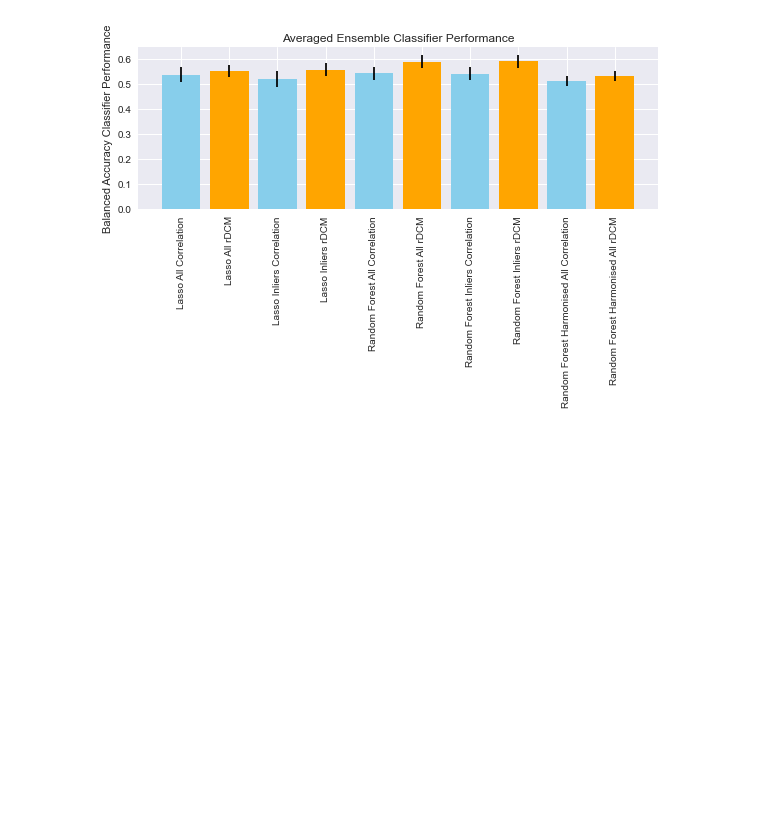
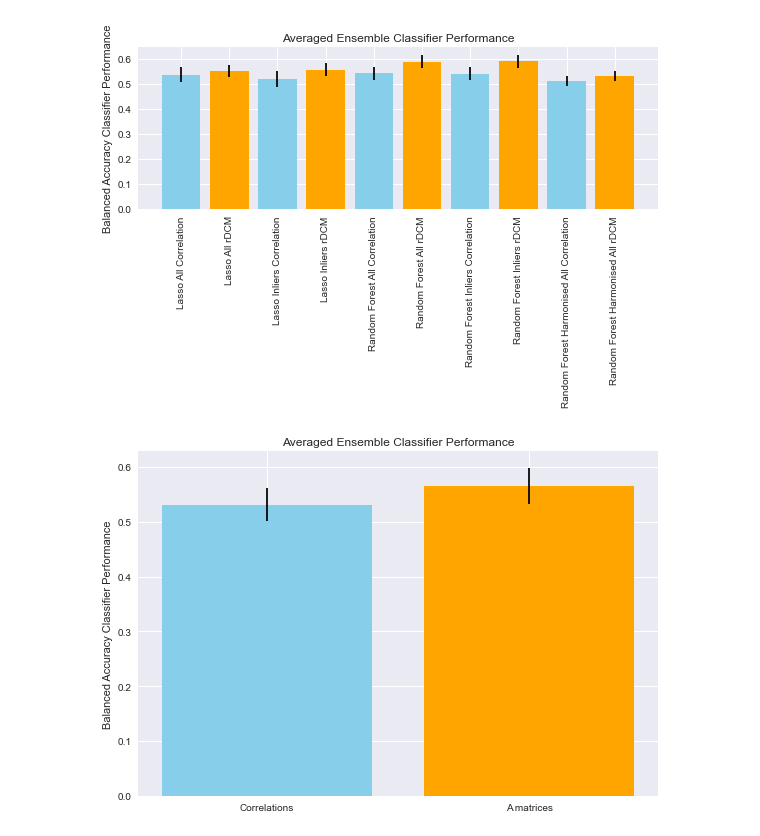
Before and after one commit to Dominic-DallOsto/translational-neuromodelling-mdd, a Jupyter notebook: Dataset Analysis/Stats_on_Classifiers.ipynb, the cells around one changed output. Cells and saved outputs as stored; diff of their text form; code cells hidden in the pictures; blank space fills up the shorter version.

Commit message:
Add overall classifier plot

```diff
--- a/Dataset Analysis/Stats_on_Classifiers.ipynb
+++ b/Dataset Analysis/Stats_on_Classifiers.ipynb
@@ -468,3 +468,38 @@ plt.savefig('classifier-performance.pdf')
 plt.show()
 # %% [output]
 [figure]
+# %%
+a_bal_acc = \
+all_norm_lr["all_Amat"]["Lasso_cv All Testing Balanced Accs"] + \
+all_norm_rf["all_Amat"]["RandomForest_cv All Testing Balanced Accs"] + \
+all_norm_harm_rf["all_Amat"]["RandomForest_cv All Testing Balanced Accs"] + \
+inliers_norm_lr_rf["inliers_Amat"]["RandomForest_cv All Testing Balanced Accs"] + \
+inliers_norm_lr_rf["inliers_Amat"]["Lasso_cv All Testing Balanced Accs"]
+
+corr_bal_acc = \
+all_norm_lr["all_corr"]["Lasso_cv All Testing Balanced Accs"] + \
+all_norm_rf["all_corr"]["RandomForest_cv All Testing Balanced Accs"] + \
+all_norm_harm_rf["all_corr"]["RandomForest_cv All Testing Balanced Accs"] + \
+inliers_norm_lr_rf["inliers_corr"]["RandomForest_cv All Testing Balanced Accs"] + \
+inliers_norm_lr_rf["inliers_corr"]["Lasso_cv All Testing Balanced Accs"]
+# %%
+meanA = np.mean(a_bal_acc)
+stdA = np.std(a_bal_acc)
+mean_corr = np.mean(corr_bal_acc)
+std_corr = np.std(corr_bal_acc)
+# %%
+plt.style.use('seaborn')
+
+plt.bar(1,mean_corr, yerr=std_corr, color='skyblue')
+plt.bar(2,meanA, yerr=stdA, color='orange')
+
+plt.xticks(np.arange(1,3))
+ax = plt.gca()
+ax.set_xticklabels(['Correlations','A matrices'])
+plt.ylabel('Balanced Accuracy Classifier Performance')
+plt.title('Averaged Ensemble Classifier Performance')
+plt.tight_layout()
+plt.savefig('averaged-performance.png')
+plt.show()
+# %% [output]
+[figure, added]
```
Also changed, not shown: parts of 1 cell of this notebook, 4 other files.
